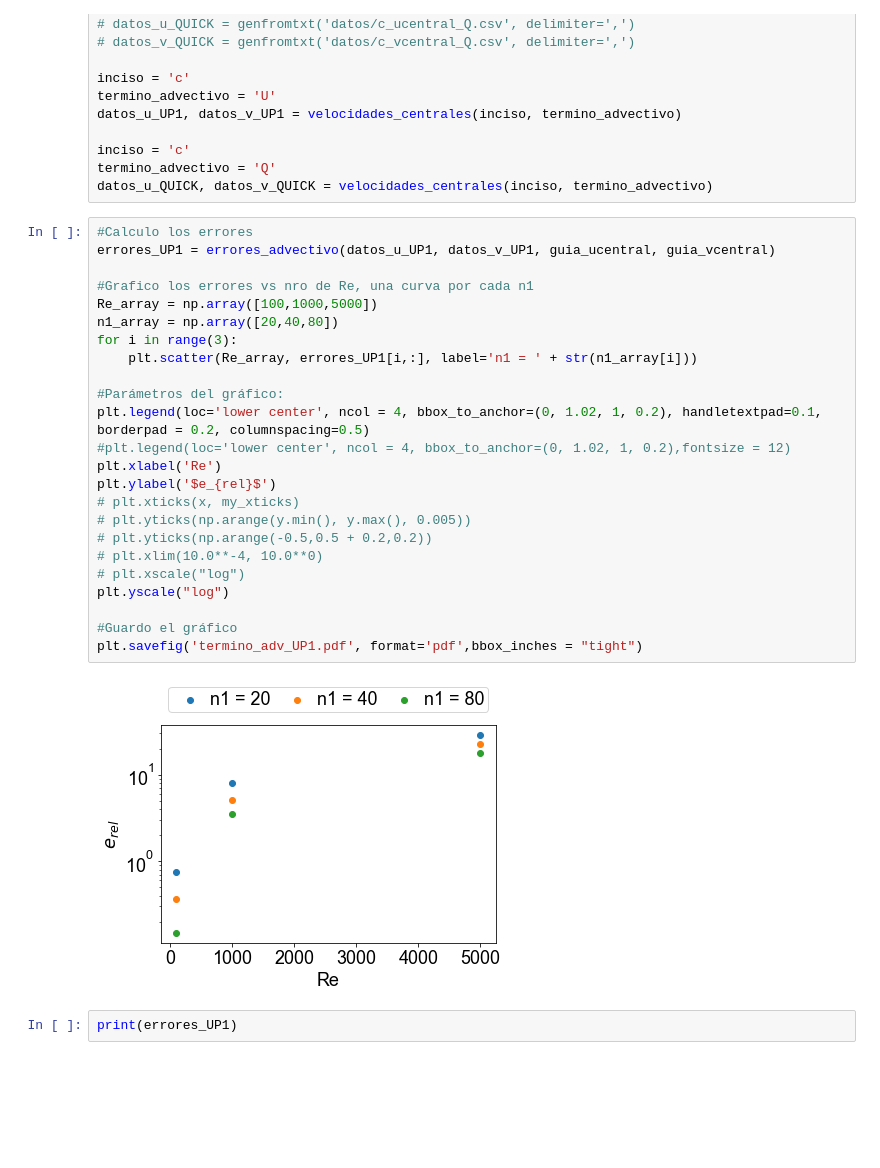
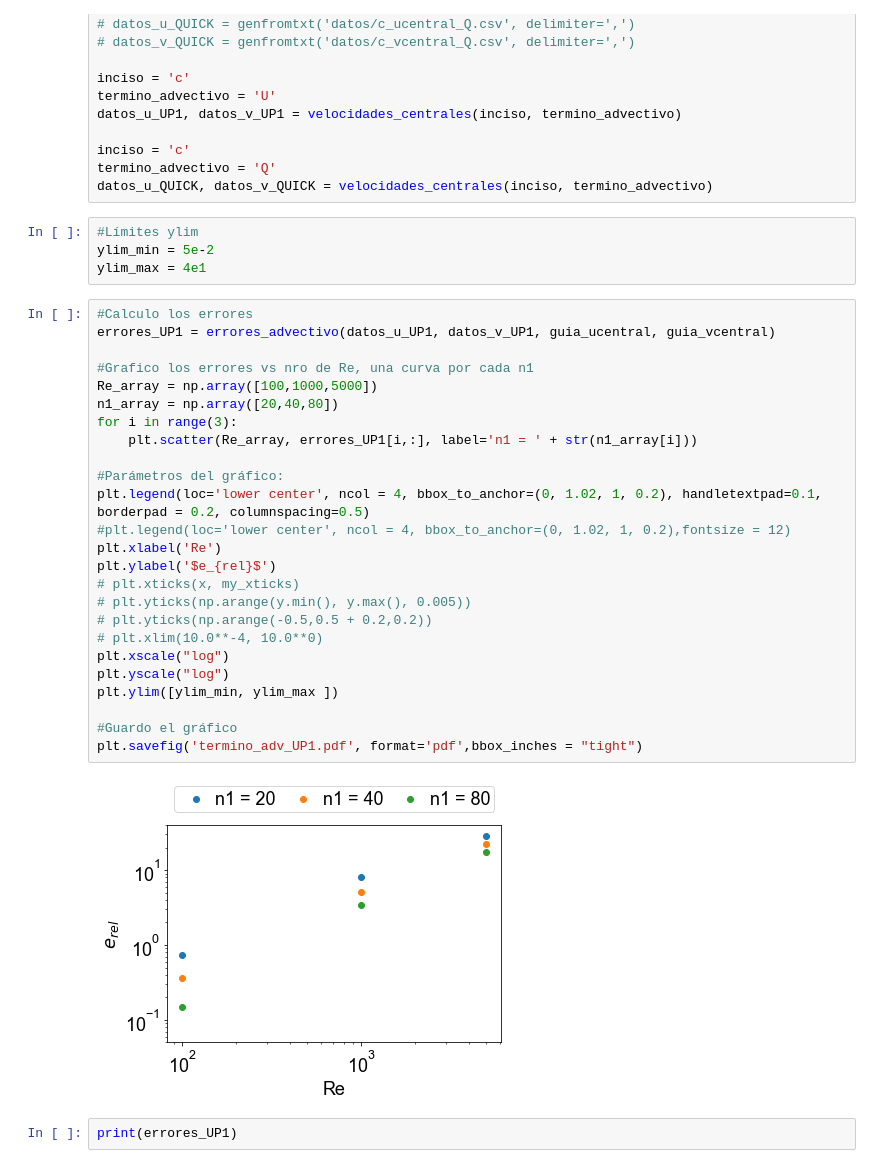
Before and after one commit to Lupama2/Guias_Metodos_Num_Fluidos_I, a Jupyter notebook: Guias/Informe_final/Programa/graficos/graficos.ipynb, the cells around one changed output. Drawn from its saved outputs; the diff is of its cells as text; blank space fills up the shorter version.

```diff
--- a/Guias/Informe_final/Programa/graficos/graficos.ipynb
+++ b/Guias/Informe_final/Programa/graficos/graficos.ipynb
@@ -392,32 +397,37 @@ datos_u_UP1, datos_v_UP1 = velocidades_centrales(inciso, termino_advectivo)
 inciso = 'c'
 termino_advectivo = 'Q'
 datos_u_QUICK, datos_v_QUICK = velocidades_centrales(inciso, termino_advectivo)
+# %%
+#Límites ylim
+ylim_min = 5e-2
+ylim_max = 4e1
 # %%
 #Calculo los errores
 errores_UP1 = errores_advectivo(datos_u_UP1, datos_v_UP1, guia_ucentral, guia_vcentral)
 
 #Grafico los errores vs nro de Re, una curva por cada n1
 Re_array = np.array([100,1000,5000])
 n1_array = np.array([20,40,80])
 for i in range(3):
     plt.scatter(Re_array, errores_UP1[i,:], label='n1 = ' + str(n1_array[i]))
 
 #Parámetros del gráfico:
 plt.legend(loc='lower center', ncol = 4, bbox_to_anchor=(0, 1.02, 1, 0.2), handletextpad=0.1, borderpad = 0.2, columnspacing=0.5)
 #plt.legend(loc='lower center', ncol = 4, bbox_to_anchor=(0, 1.02, 1, 0.2),fontsize = 12)
 plt.xlabel('Re')
 plt.ylabel('$e_{rel}$')
 # plt.xticks(x, my_xticks)
 # plt.yticks(np.arange(y.min(), y.max(), 0.005))
 # plt.yticks(np.arange(-0.5,0.5 + 0.2,0.2))
 # plt.xlim(10.0**-4, 10.0**0)
-# plt.xscale("log")
+plt.xscale("log")
 plt.yscale("log")
+plt.ylim([ylim_min, ylim_max ])
 
 #Guardo el gráfico
 plt.savefig('termino_adv_UP1.pdf', format='pdf',bbox_inches = "tight")
 # %% [output]
-[figure, old version]
+[figure, new version]
 # %%
 print(errores_UP1)
 # %% [output]
```
Also changed, not shown: parts of 3 cells of this notebook, 20 other files.
